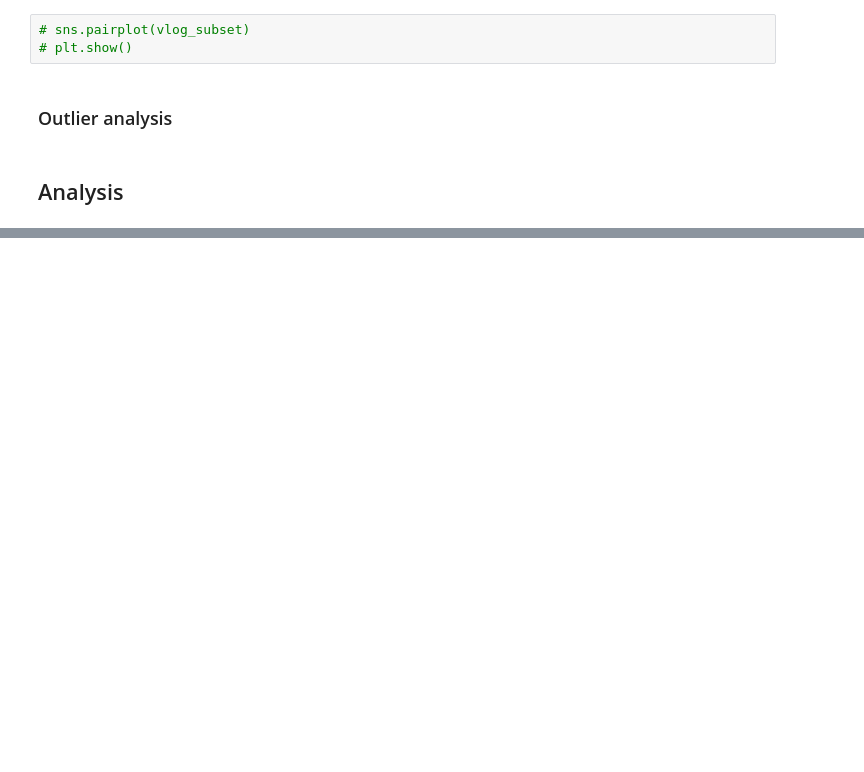
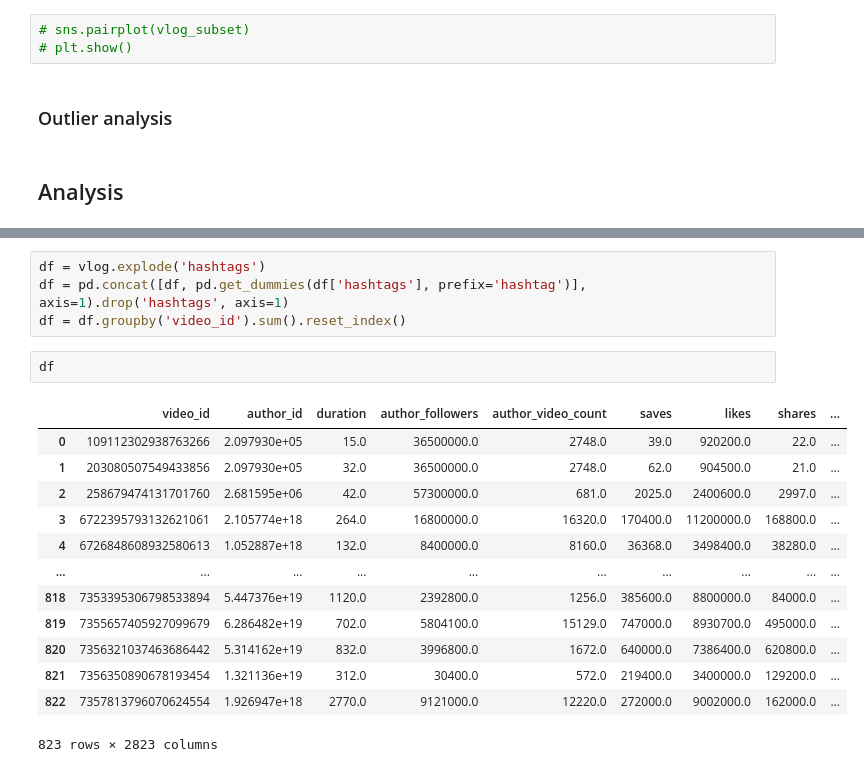
Before and after one commit to jiangqiw/MATH189_Final_Project, a Jupyter notebook: final_project.ipynb, the cells around one changed output, grey strips where cells are left out. Cells and saved outputs as stored; diff of their text form; blank space fills up the shorter version.

```diff
--- a/final_project.ipynb
+++ b/final_project.ipynb
@@ -369,0 +402,20 @@ plt.show()
+# %%
+df = vlog.explode('hashtags')
+df = pd.concat([df, pd.get_dummies(df['hashtags'], prefix='hashtag')], axis=1).drop('hashtags', axis=1)
+df = df.groupby('video_id').sum().reset_index()
+# %%
+df
+# %% [output]
+|  | video_id | author_id | duration | author_followers | author_video_count | saves | likes | shares | ... |
+| 0 | 109112302938763266 | 2.097930e+05 | 15.0 | 36500000.0 | 2748.0 | 39.0 | 920200.0 | 22.0 | ... |
+| 1 | 203080507549433856 | 2.097930e+05 | 32.0 | 36500000.0 | 2748.0 | 62.0 | 904500.0 | 21.0 | ... |
+| 2 | 258679474131701760 | 2.681595e+06 | 42.0 | 57300000.0 | 681.0 | 2025.0 | 2400600.0 | 2997.0 | ... |
+| 3 | 6722395793132621061 | 2.105774e+18 | 264.0 | 16800000.0 | 16320.0 | 170400.0 | 11200000.0 | 168800.0 | ... |
+| 4 | 6726848608932580613 | 1.052887e+18 | 132.0 | 8400000.0 | 8160.0 | 36368.0 | 3498400.0 | 38280.0 | ... |
+| ... | ... | ... | ... | ... | ... | ... | ... | ... | ... |
+| 818 | 7353395306798533894 | 5.447376e+19 | 1120.0 | 2392800.0 | 1256.0 | 385600.0 | 8800000.0 | 84000.0 | ... |
+| 819 | 7355657405927099679 | 6.286482e+19 | 702.0 | 5804100.0 | 15129.0 | 747000.0 | 8930700.0 | 495000.0 | ... |
+| 820 | 7356321037463686442 | 5.314162e+19 | 832.0 | 3996800.0 | 1672.0 | 640000.0 | 7386400.0 | 620800.0 | ... |
+| 821 | 7356350890678193454 | 1.321136e+19 | 312.0 | 30400.0 | 572.0 | 219400.0 | 3400000.0 | 129200.0 | ... |
+| 822 | 7357813796070624554 | 1.926947e+18 | 2770.0 | 9121000.0 | 12220.0 | 272000.0 | 9002000.0 | 162000.0 | ... |
+823 rows × 2823 columns
```
Also changed, not shown: parts of 14 cells of this notebook.
